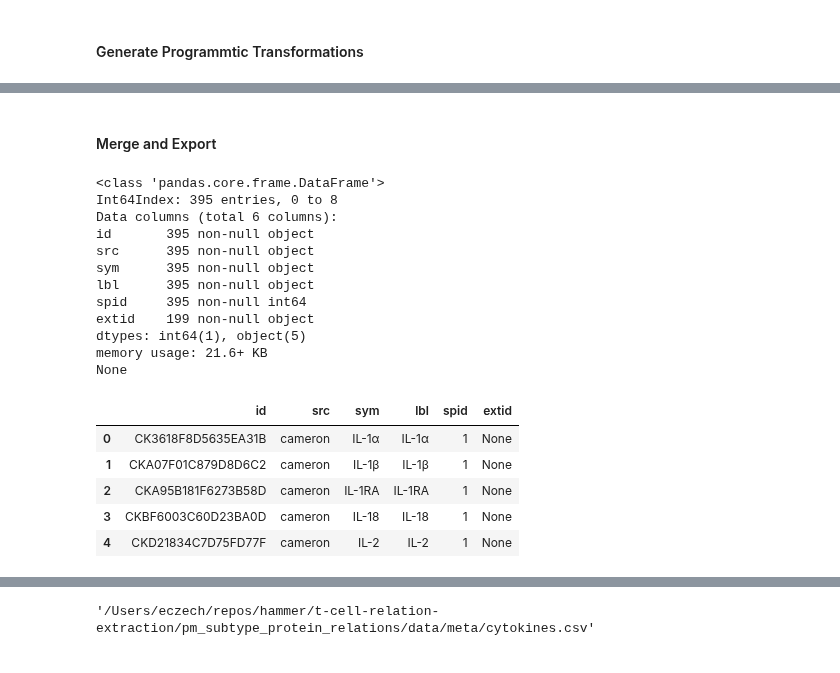
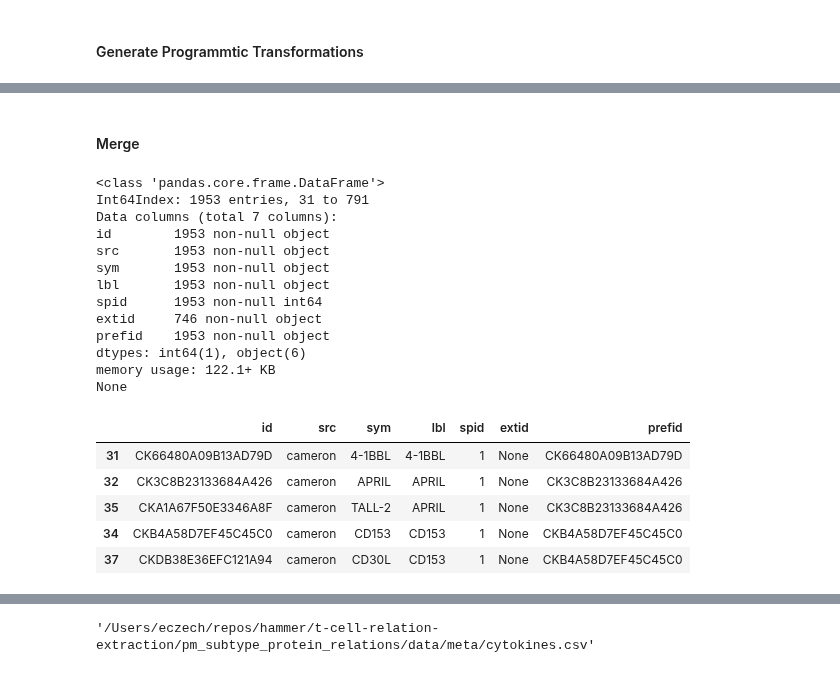
Before and after one commit to hammerlab/t-cell-relation-extraction, a Jupyter notebook: pm_subtype_protein_relations/01-meta.ipynb, the cells around one changed output, grey strips where cells are left out. Cells and saved outputs as stored; diff of their text form; code cells hidden in the pictures.

```diff
--- a/pm_subtype_protein_relations/01-meta.ipynb
+++ b/pm_subtype_protein_relations/01-meta.ipynb
@@ -260,0 +270,4 @@ df_transform.head()
+# %%
+greeks = pd.DataFrame(get_greek_alphabet(), columns=['letter', 'name', 'trans'])
+greeks = greeks[greeks['name'].isin(['alpha', 'beta', 'delta', 'gamma', 'kappa'])]
+greeks
@@ -260,0 +295,38 @@ df_transform.head()
+# %%
+SRC = 'transform'
+
+# Add symbols to resolve references like "interleukin (IL)-4" or "interferon (IFN)-γ"
+# as well as ensure that every IL-\d or IL\d+ is present
+
+df = pd.concat([df_cameron, df_mygene, df_manual], sort=True).drop_duplicates()
+dfr = []
+for prefix, name in [
+    ('IL', 'interleukin'),
+    ('IFN', 'interferon'),
+    ('TNF', 'tumor necrosis factor'),
+    ('TGF', 'transforming growth factor'),
+    ('LT', 'lymphotoxin')
+]:
+    dfp = df[df['sym'].str.startswith(prefix)]
+    # Get unique IL numbers, IFN types (alpha, beta, gamma), etc.
+    suffixes = dfp['lbl'].str.replace(prefix + '[-]?', '').unique()
+    for suffix in suffixes:
+        lbl = prefix + '-' + suffix
+        syms = [
+            prefix + '-' + suffix, # IL-2
+            prefix + suffix, # IL2
+            '('+ prefix + ')' + suffix, # (IL)2
+            '('+ prefix + ') ' + suffix, # (IL) 2
+            '('+ prefix + ')-' + suffix, # (IL)-2
+            name + ' ' + suffix, # interleukin 2
+            name + '-' + suffix, # interleukin-2
+            name + ' (' + prefix + ')-' + suffix, # interleukin (IL)-2
+        ]
+        # Add variations for greek letters
+        syms = [v for sym in syms for v in expand_greeks(sym)]
+        for sym in syms:
+            dfr.append((sym, lbl))
+df = pd.DataFrame(dfr, columns=['sym', 'lbl'])
+df = df.assign(src=SRC, extid=None, spid=SPECIES_HUMAN_ID)
+df_transform = df.copy()
+df_transform.head()
@@ -261,28 +342,30 @@ df_transform.head()
 # %% [markdown]
-#### Merge and Export
+#### Merge
 # %%
 df = merge([df_cameron, df_mygene, df_manual, df_transform], ID_TYP_CK).drop_duplicates()
+df = add_preferred_ids(df)
 print(df.info())
 df.head()
 # %% [output]
 <class 'pandas.core.frame.DataFrame'>
-Int64Index: 395 entries, 0 to 8
-Data columns (total 6 columns):
-id       395 non-null object
-src      395 non-null object
-sym      395 non-null object
-lbl      395 non-null object
-spid     395 non-null int64
-extid    199 non-null object
-dtypes: int64(1), object(5)
-memory usage: 21.6+ KB
+Int64Index: 1953 entries, 31 to 791
+Data columns (total 7 columns):
+id        1953 non-null object
+src       1953 non-null object
+sym       1953 non-null object
+lbl       1953 non-null object
+spid      1953 non-null int64
+extid     746 non-null object
+prefid    1953 non-null object
+dtypes: int64(1), object(6)
+memory usage: 122.1+ KB
 None
-|  | id | src | sym | lbl | spid | extid |
-| 0 | CK3618F8D5635EA31B | cameron | IL-1α | IL-1α | 1 | None |
-| 1 | CKA07F01C879D8D6C2 | cameron | IL-1β | IL-1β | 1 | None |
-| 2 | CKA95B181F6273B58D | cameron | IL-1RA | IL-1RA | 1 | None |
-| 3 | CKBF6003C60D23BA0D | cameron | IL-18 | IL-18 | 1 | None |
-| 4 | CKD21834C7D75FD77F | cameron | IL-2 | IL-2 | 1 | None |
+|  | id | src | sym | lbl | spid | extid | prefid |
+| 31 | CK66480A09B13AD79D | cameron | 4-1BBL | 4-1BBL | 1 | None | CK66480A09B13AD79D |
+| 32 | CK3C8B23133684A426 | cameron | APRIL | APRIL | 1 | None | CK3C8B23133684A426 |
+| 35 | CKA1A67F50E3346A8F | cameron | TALL-2 | APRIL | 1 | None | CK3C8B23133684A426 |
+| 34 | CKB4A58D7EF45C45C0 | cameron | CD153 | CD153 | 1 | None | CKB4A58D7EF45C45C0 |
+| 37 | CKDB38E36EFC121A94 | cameron | CD30L | CD153 | 1 | None | CKB4A58D7EF45C45C0 |
 # %%
 rm_sym = df[df['sym'].str.len() < MIN_SYM_LEN]['sym'].unique()
 print('Removing {} records with excessively short symbols: {}'.format(len(rm_sym), rm_sym))
```
Also changed, not shown: parts of 31 cells of this notebook, 17 other files.
